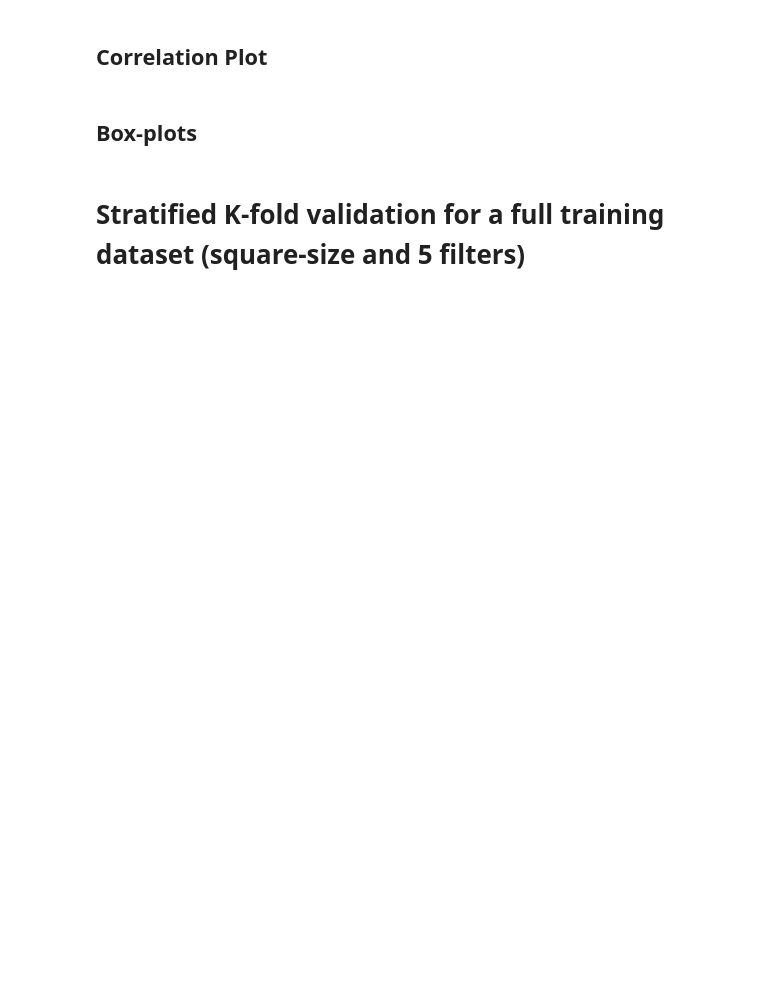
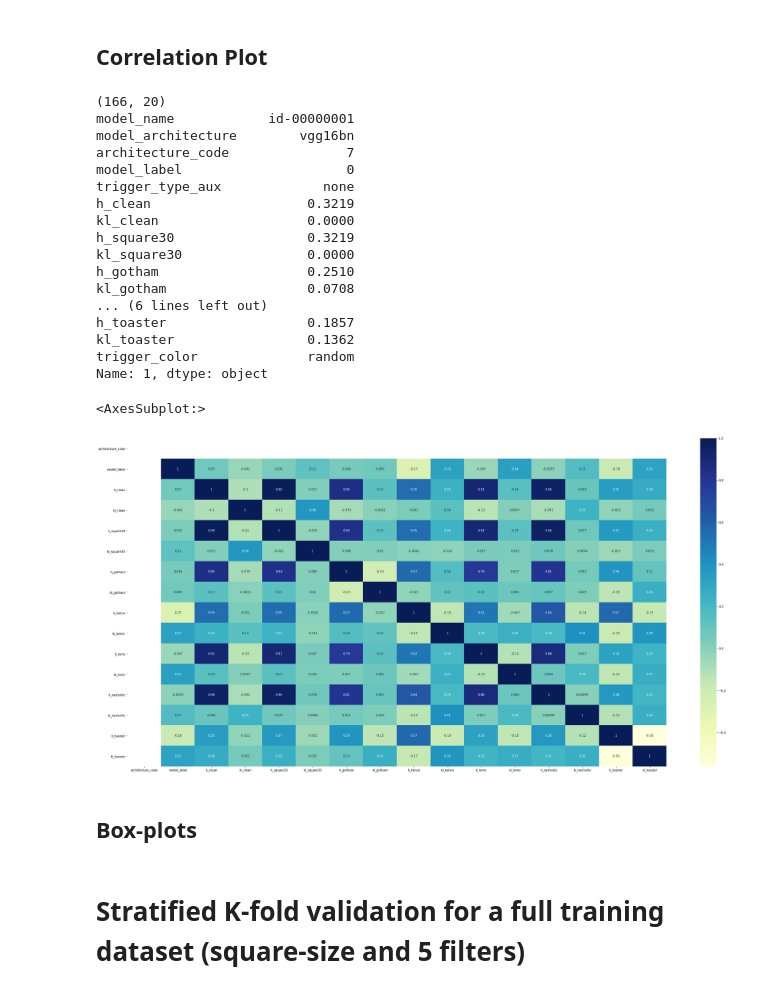
Before and after one commit to ionutmodo/TrojAI-UMD, a Jupyter notebook: notebooks/analyze-round.ipynb, the cells around one changed output. Cells and saved outputs as stored; diff of their text form; code cells hidden in the pictures; blank space fills up the shorter version.

```diff
--- a/notebooks/analyze-round.ipynb
+++ b/notebooks/analyze-round.ipynb
@@ -65,30 +108,56 @@ plt.grid()
 # %%
 # path_csv = fr'confusion-reports\ics_svm\round3-train-dataset\round3-train-dataset_square-30-filters_all-classes_gray.csv'
 # path_csv = fr'confusion-reports\ics_fc\round3-train-dataset\round3-train-dataset_fc_square-30-gray_filters.csv'
 # path_csv = fr'confusion-reports\ics_fc\round3-train-dataset\round3-train-dataset_fc_square-30-random_filters.csv'
-# path_csv = fr'confusion-reports\ics_svm\round2-holdout-dataset\round2-holdout-dataset_square-25-filters_all-classes_gray_confusion-matrix.csv'
-path_csv = fr'confusion-reports/conf_mat/round3-train-dataset_fc_square-30-gray_filters_h_kl.csv'
+# path_csv = fr'confusion-reports/conf_mat/round3-train-dataset_fc_square-30-gray_filters_h_kl.csv'
+path_csv = fr'confusion-reports/conf_mat/round3-train-dataset_fc_square-30-random_filters_h_kl.csv'
 df = pd.read_csv(path_csv)
+df = df[df['model_architecture'].str.contains('vgg')]
 df['model_label'] = 1 - df['model_label'].astype('category').cat.codes
 del df['num_classes']
 indexes = []
 arch = None
 if arch is not None:
     for i in range(len(df)):
         if df['model_architecture'].iloc[i].startswith(arch):
             indexes.append(i)
     df = df.iloc[indexes]
 for c in df.columns:
-    if c.endswith('mean') or c.endswith('std') or c.startswith('h'):
+    if c.endswith('mean') or c.endswith('std'):# or c.startswith('h'):
 #     if c.endswith('diff'):
         del df[c]
 print(df.shape)
 print(df.iloc[0])
-plt.figure(figsize=(30,12)).patch.set_color('white')
+
+for k in ['clean', 'square30', 'gotham', 'kelvin', 'lomo', 'nashville', 'toaster']:
+    df[f'kl_{k}'] = np.log(df[f'kl_{k}'])
+    df[f'h_{k}'] = np.log(df[f'h_{k}'])
+
+plt.figure(figsize=(40,20)).patch.set_color('white')
 sns.heatmap(df.corr(), annot=True, cmap='YlGnBu')
 
 # plt.figure(figsize=(30,12)).patch.set_color('white')
 # sns.pairplot(df, hue='model_label')
+# %% [output]
+(166, 20)
+model_name            id-00000001
+model_architecture        vgg16bn
+architecture_code               7
+model_label                     0
+trigger_type_aux             none
+h_clean                    0.3219
+kl_clean                   0.0000
+h_square30                 0.3219
+kl_square30                0.0000
+h_gotham                   0.2510
+kl_gotham                  0.0708
+... (6 lines left out)
+h_toaster                  0.1857
+kl_toaster                 0.1362
+trigger_color              random
+Name: 1, dtype: object
+<AxesSubplot:>
+[figure, added]
 # %% [markdown]
 ## Box-plots
 # %%
```
Also changed, not shown: parts of 9 cells of this notebook, 2 other files.
